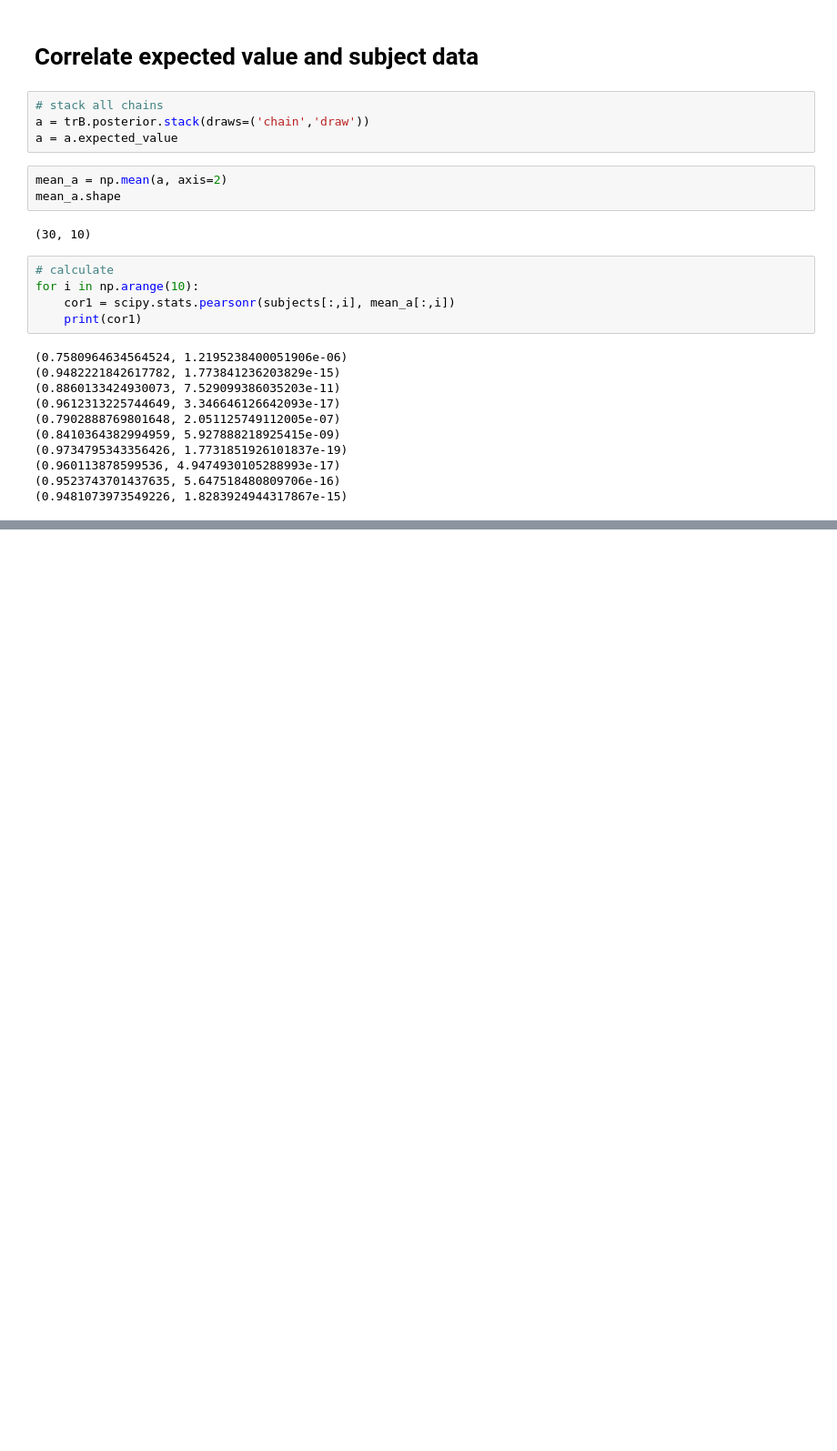
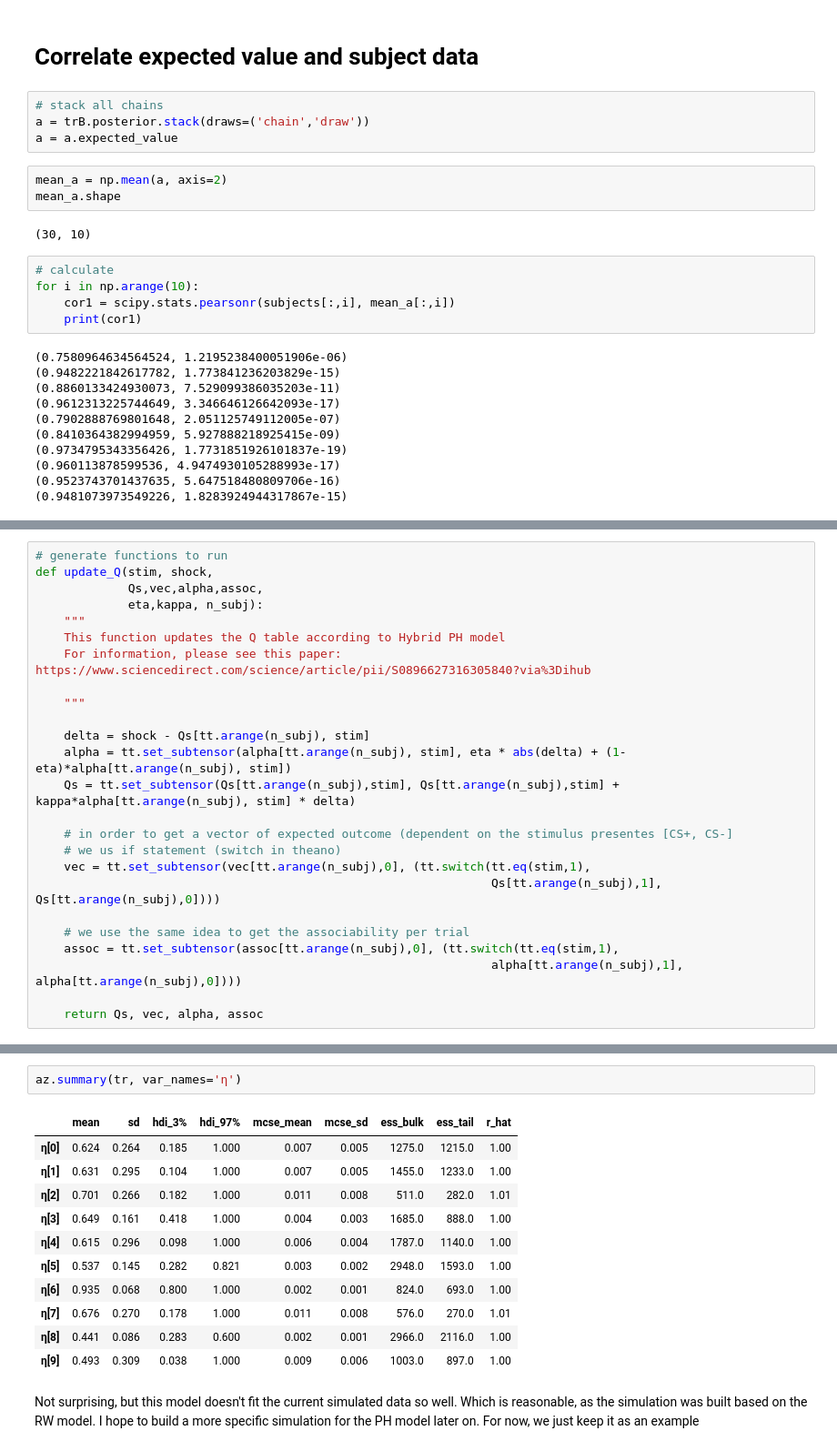
Before and after one commit to orduek/aversive_learning_simulation, a Jupyter notebook: simulating_scrData.ipynb, the cells around one changed output, grey strips where cells are left out. Shown at 91% size. Saved outputs shown, nothing was run; the diff lists cells and outputs as text; blank space fills up the shorter version.

Commit message:
Added the PH model

```diff
--- a/simulating_scrData.ipynb
+++ b/simulating_scrData.ipynb
@@ -387,0 +405,25 @@ for i in np.arange(10):
+# %%
+# generate functions to run
+def update_Q(stim, shock,
+             Qs,vec,alpha,assoc,
+             eta,kappa, n_subj):
+    """
+    This function updates the Q table according to Hybrid PH model
+    For information, please see this paper: https://www.sciencedirect.com/science/article/pii/S0896627316305840?via%3Dihub
+
+    """
+
+    delta = shock - Qs[tt.arange(n_subj), stim]
+    alpha = tt.set_subtensor(alpha[tt.arange(n_subj), stim], eta * abs(delta) + (1-eta)*alpha[tt.arange(n_subj), stim])
+    Qs = tt.set_subtensor(Qs[tt.arange(n_subj),stim], Qs[tt.arange(n_subj),stim] + kappa*alpha[tt.arange(n_subj), stim] * delta)
+
+    # in order to get a vector of expected outcome (dependent on the stimulus presentes [CS+, CS-]
+    # we us if statement (switch in theano)
+    vec = tt.set_subtensor(vec[tt.arange(n_subj),0], (tt.switch(tt.eq(stim,1),
+                                                                Qs[tt.arange(n_subj),1], Qs[tt.arange(n_subj),0])))
+
+    # we use the same idea to get the associability per trial
+    assoc = tt.set_subtensor(assoc[tt.arange(n_subj),0], (tt.switch(tt.eq(stim,1),
+                                                                alpha[tt.arange(n_subj),1], alpha[tt.arange(n_subj),0])))
+
+    return Qs, vec, alpha, assoc
@@ -387,0 +490,17 @@ for i in np.arange(10):
+# %%
+az.summary(tr, var_names='η')
+# %% [output]
+|  | mean | sd | hdi_3% | hdi_97% | mcse_mean | mcse_sd | ess_bulk | ess_tail | r_hat |
+| η[0] | 0.624 | 0.264 | 0.185 | 1.000 | 0.007 | 0.005 | 1275.0 | 1215.0 | 1.00 |
+| η[1] | 0.631 | 0.295 | 0.104 | 1.000 | 0.007 | 0.005 | 1455.0 | 1233.0 | 1.00 |
+| η[2] | 0.701 | 0.266 | 0.182 | 1.000 | 0.011 | 0.008 | 511.0 | 282.0 | 1.01 |
+| η[3] | 0.649 | 0.161 | 0.418 | 1.000 | 0.004 | 0.003 | 1685.0 | 888.0 | 1.00 |
+| η[4] | 0.615 | 0.296 | 0.098 | 1.000 | 0.006 | 0.004 | 1787.0 | 1140.0 | 1.00 |
+| η[5] | 0.537 | 0.145 | 0.282 | 0.821 | 0.003 | 0.002 | 2948.0 | 1593.0 | 1.00 |
+| η[6] | 0.935 | 0.068 | 0.800 | 1.000 | 0.002 | 0.001 | 824.0 | 693.0 | 1.00 |
+| η[7] | 0.676 | 0.270 | 0.178 | 1.000 | 0.011 | 0.008 | 576.0 | 270.0 | 1.01 |
+| η[8] | 0.441 | 0.086 | 0.283 | 0.600 | 0.002 | 0.001 | 2966.0 | 2116.0 | 1.00 |
+| η[9] | 0.493 | 0.309 | 0.038 | 1.000 | 0.009 | 0.006 | 1003.0 | 897.0 | 1.00 |
+# %% [markdown]
+Not surprising, but this model doesn't fit the current simulated data so well. Which is reasonable, as the simulation was built based on the RW model.
+I hope to build a more specific simulation for the PH model later on. For now, we just keep it as an example
```
Also changed, not shown: parts of 5 cells of this notebook.
